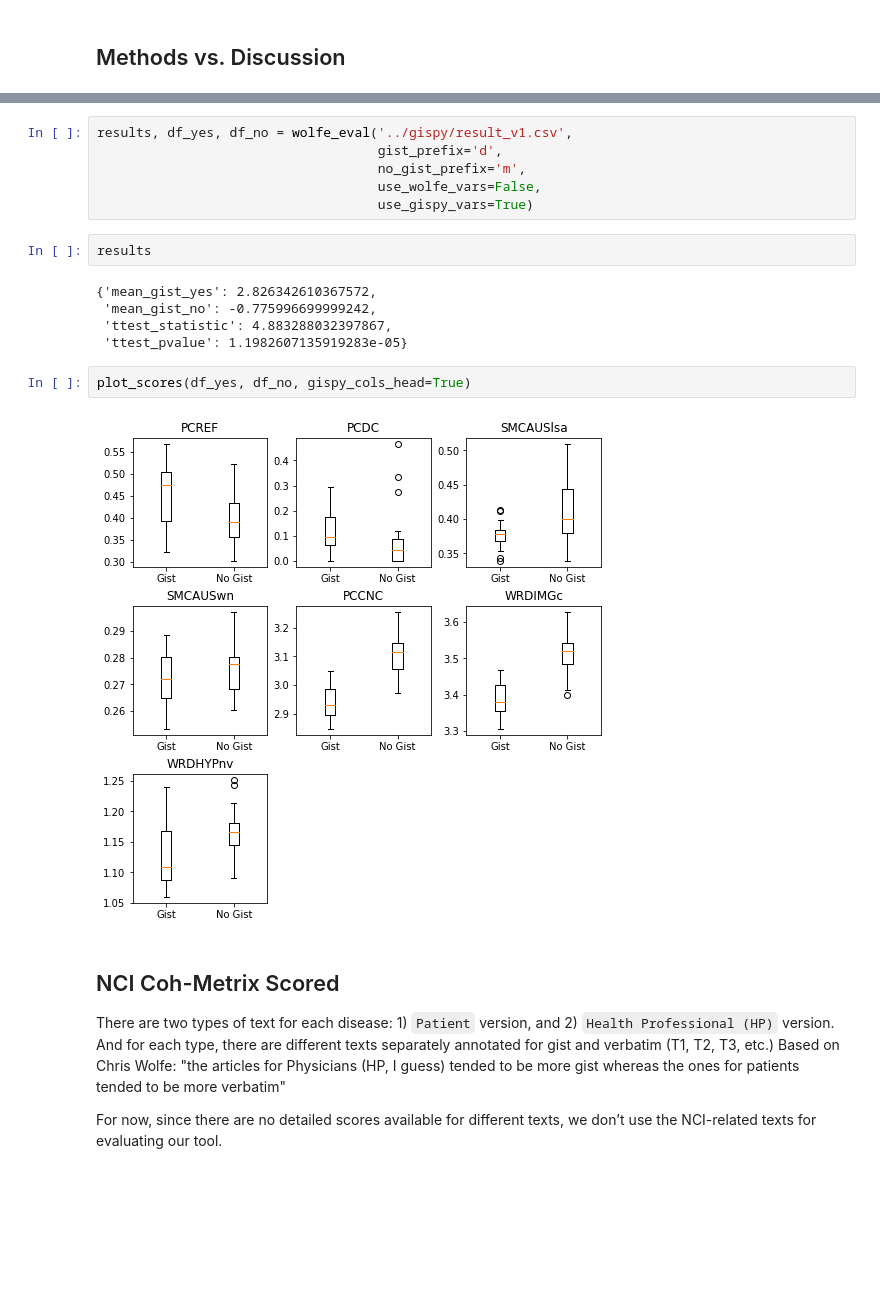
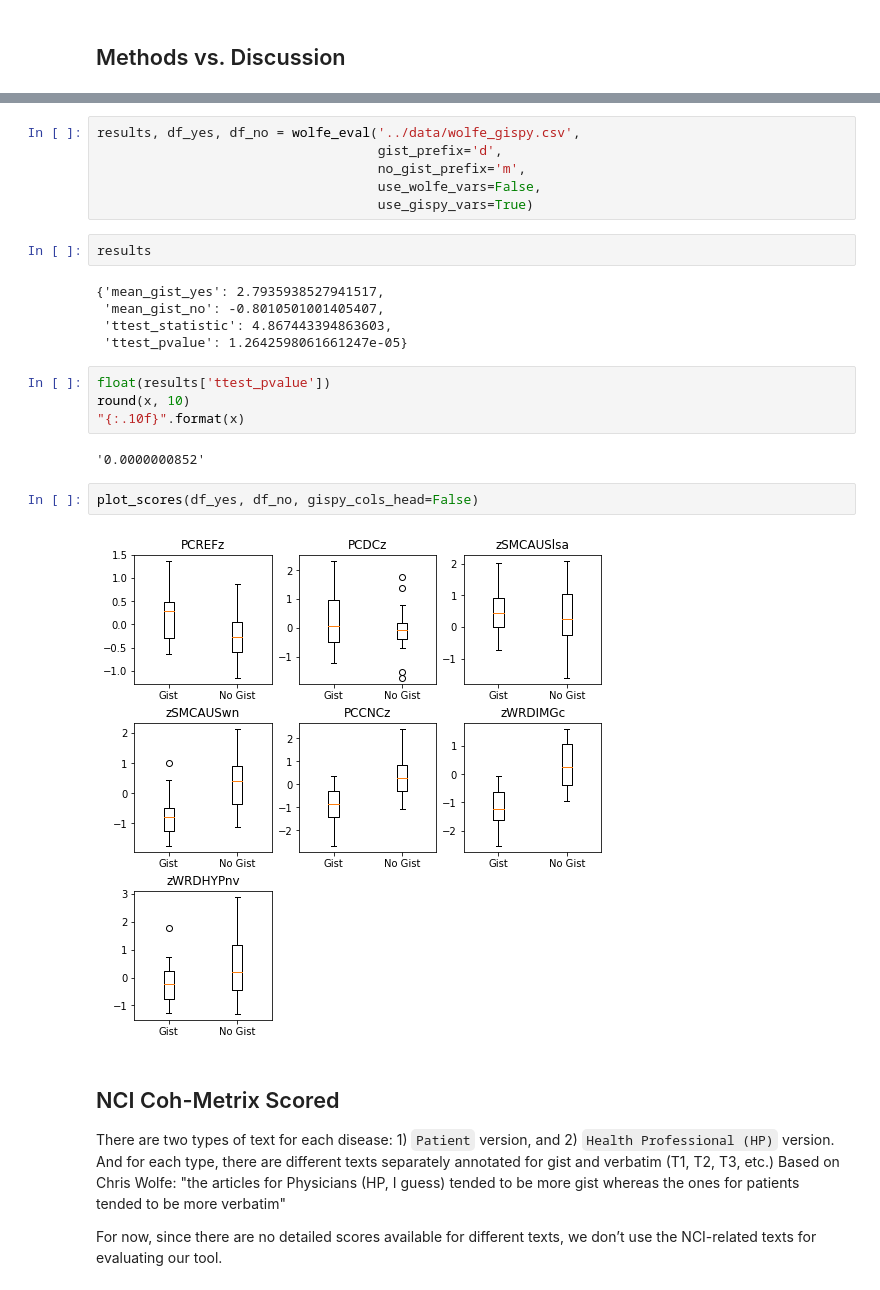
Before and after one commit to phosseini/GisPy, a Jupyter notebook: notebooks/wolfe_data.ipynb, the cells around one changed output, grey strips where cells are left out. Drawn from its saved outputs; the diff is of its cells as text; blank space fills up the shorter version.

```diff
--- a/notebooks/wolfe_data.ipynb
+++ b/notebooks/wolfe_data.ipynb
@@ -68,7 +77,7 @@ print(len(df))
 # %% [output]
 25
 # %%
-results, df_yes, df_no = wolfe_eval('../gispy/result_v1.csv',
+results, df_yes, df_no = wolfe_eval('../data/wolfe_gispy.csv',
                                     gist_prefix='d',
                                     no_gist_prefix='m',
                                     use_wolfe_vars=False,
@@ -76,14 +85,20 @@ results, df_yes, df_no = wolfe_eval('../gispy/result_v1.csv',
 # %%
 results
 # %% [output]
-{'mean_gist_yes': 2.826342610367572,
- 'mean_gist_no': -0.775996699999242,
- 'ttest_statistic': 4.883288032397867,
- 'ttest_pvalue': 1.1982607135919283e-05}
+{'mean_gist_yes': 2.7935938527941517,
+ 'mean_gist_no': -0.8010501001405407,
+ 'ttest_statistic': 4.867443394863603,
+ 'ttest_pvalue': 1.2642598061661247e-05}
+# %%
+float(results['ttest_pvalue'])
+round(x, 10)
+"{:.10f}".format(x)
+# %% [output]
+'0.0000000852'
 # %%
-plot_scores(df_yes, df_no, gispy_cols_head=True)
+plot_scores(df_yes, df_no, gispy_cols_head=False)
 # %% [output]
-[figure, old version]
+[figure, new version]
 # %% [markdown]
 ## NCI Coh-Metrix Scored
 There are two types of text for each disease: 1) `Patient` version, and 2) `Health Professional (HP)` version. And for each type, there are different texts separately annotated for gist and verbatim (T1, T2, T3, etc.) Based on Chris Wolfe: "the articles for Physicians (HP, I guess) tended to be more gist whereas the ones for patients tended to be more verbatim"
```
Also changed, not shown: parts of 6 cells of this notebook, 2 other files.
